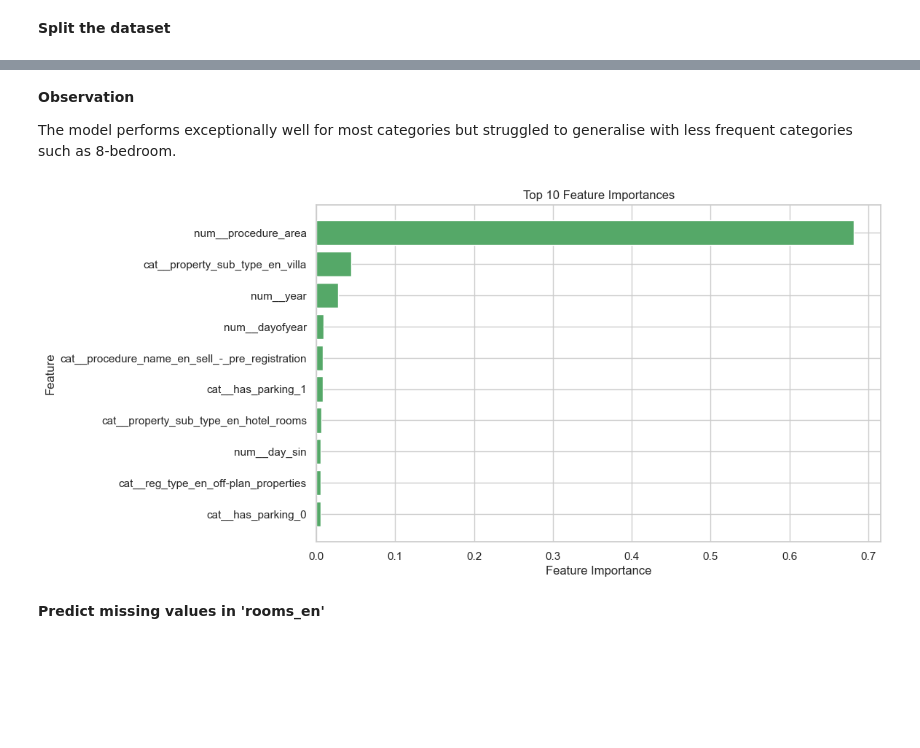
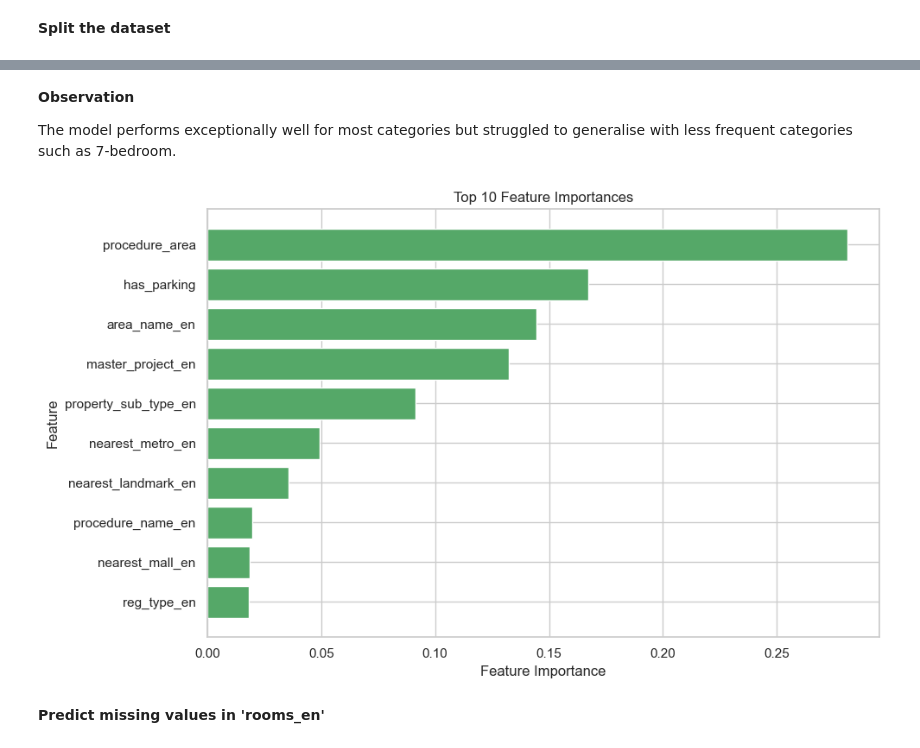
Before and after one commit to ssuljo/dld_transactions_analytics, a Jupyter notebook: data_preparation.ipynb, the cells around one changed output, grey strips where cells are left out. Cells and saved outputs as stored; diff of their text form; code cells hidden in the pictures; blank space fills up the shorter version.

```diff
--- a/data_preparation.ipynb
+++ b/data_preparation.ipynb
@@ -423,8 +475,8 @@ Observation:
 # %%
 # Determine outlier thresholds
 
-high_area_thr = data['procedure_area'].quantile(0.9999)
-low_area_thr = max(10.0, data['procedure_area'].quantile(0.001))  # floor at 10 m²
-high_price_thr = data['meter_sale_price'].quantile(0.9999)
-low_price_thr = max(500.0, data['meter_sale_price'].quantile(0.0005)) # floor at 500 AED m²
+high_area_thr = data['procedure_area'].quantile(0.999)
+low_area_thr = data['procedure_area'].quantile(0.001)
+high_price_thr = data['meter_sale_price'].quantile(0.999)
+low_price_thr = data['meter_sale_price'].quantile(0.001)
 # %%
@@ -543,7 +623,7 @@ columns_to_drop = [ 'rent_value', # 97% of missing values
 
 # Reset indices
 # After data cleaning the indices refer to  all data (including the removed observations)
-data_cleaned = data.drop(columns_to_drop, axis=1).reset_index(drop=True)
+data_cleaned = new_data.drop(columns_to_drop, axis=1).reset_index(drop=True)
 # %%
 print(data_cleaned.shape)
 data_cleaned.info()
@@ -574,10 +654,6 @@ memory usage: 78.6+ MB
 data_cleaned['year'] = data_cleaned['instance_date'].dt.year
 data_cleaned['month'] = data_cleaned['instance_date'].dt.month
 data_cleaned['day'] = data_cleaned['instance_date'].dt.day
-data_cleaned['dayofweek'] = data_cleaned['instance_date'].dt.dayofweek
-data_cleaned['dayofyear'] = data_cleaned['instance_date'].dt.dayofyear
-data_cleaned['is_month_start'] = data_cleaned['instance_date'].dt.is_month_start.astype(int)
-data_cleaned['is_month_end'] = data_cleaned['instance_date'].dt.is_month_end.astype(int)
 
 # Optional: Cyclical encoding for month and day
 data_cleaned['month_sin'] = np.sin(2 * np.pi * data_cleaned['month'] / 12)
@@ -676,9 +720,9 @@ preprocessor = ColumnTransformer(
 # %%
 # split the dataset between rows with the column rooms_en, and rows with null values.
 
-df_with_rooms = data_filtered[data_filtered['rooms_en'].notna()]
+df_with_rooms = data_cleaned[data_cleaned['rooms_en'].notna()]
 print("N. rows with rooms_en not null:", df_with_rooms.shape[0])
 
-df_no_rooms = data_filtered[data_filtered['rooms_en'].isna()]
+df_no_rooms = data_cleaned[data_cleaned['rooms_en'].isna()]
 print("N. rows with rooms_en null:", df_no_rooms.shape[0])
 # %% [output]
@@ -808,33 +823,31 @@ weighted avg       0.97      0.97      0.97    617242
 # %% [markdown]
 **Observation**
 
-The model performs exceptionally well for most categories but struggled to generalise with less frequent categories such as 8-bedroom.
+The model performs exceptionally well for most categories but struggled to generalise with less frequent categories such as 7-bedroom.
 # %%
-# Visualise top 10 features importances
+# Get feature importances
+importances = model.feature_importances_
+indices = np.argsort(importances)[::-1]
 
-importances = forest.named_steps['model'].feature_importances_
-indices = list(np.argsort(importances))[::-1]
+# Use original feature names from X
+feature_names = X.columns.to_numpy()
 
-# Get the feature names after encoding (without prefixes)
-encoded_feature_names = forest.named_steps['preprocessor'].get_feature_names_out()
+# Get top 10 features
+top_n = 10
+top_indices = indices[:top_n]
+top_features = feature_names[top_indices]
+top_importances = importances[top_indices]
 
-# Get the indices of the top features
-top_feature_indices = indices[:10]
-
-# Get the top feature importances and names
-top_importances = importances[top_feature_indices]
-top_feature_names = encoded_feature_names[top_feature_indices]
-
-# Plot top 10 importances
+# Plot
 plt.figure(figsize=(10, 6))
 plt.title("Top 10 Feature Importances")
-plt.barh(range(len(top_feature_indices)), top_importances, color="g", align="center")
-plt.yticks(range(len(top_feature_indices)), top_feature_names)
+plt.barh(range(top_n), top_importances[::-1], color="g", align="center")
+plt.yticks(range(top_n), top_features[::-1])
 plt.xlabel("Feature Importance")
 plt.ylabel("Feature")
-plt.gca().invert_yaxis()
+plt.tight_layout()
 plt.show()
 # %% [output]
-[figure, old version]
+[figure, new version]
 # %% [markdown]
 **Predict missing values in 'rooms_en'**
```
Also changed, not shown: parts of 69 cells of this notebook, 6 other files.
